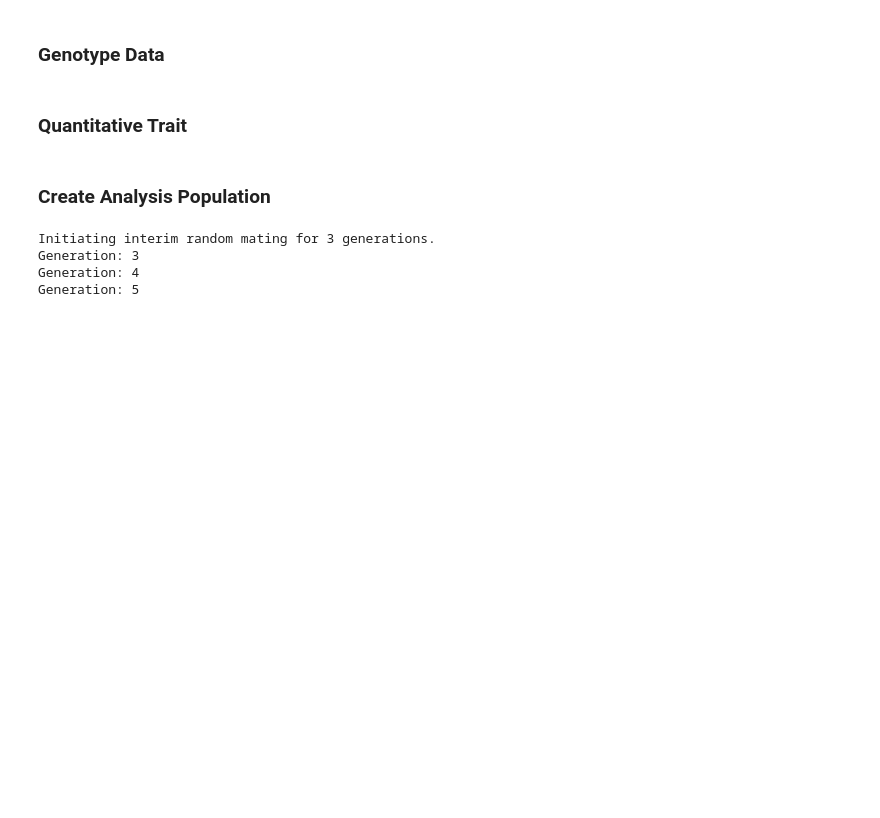
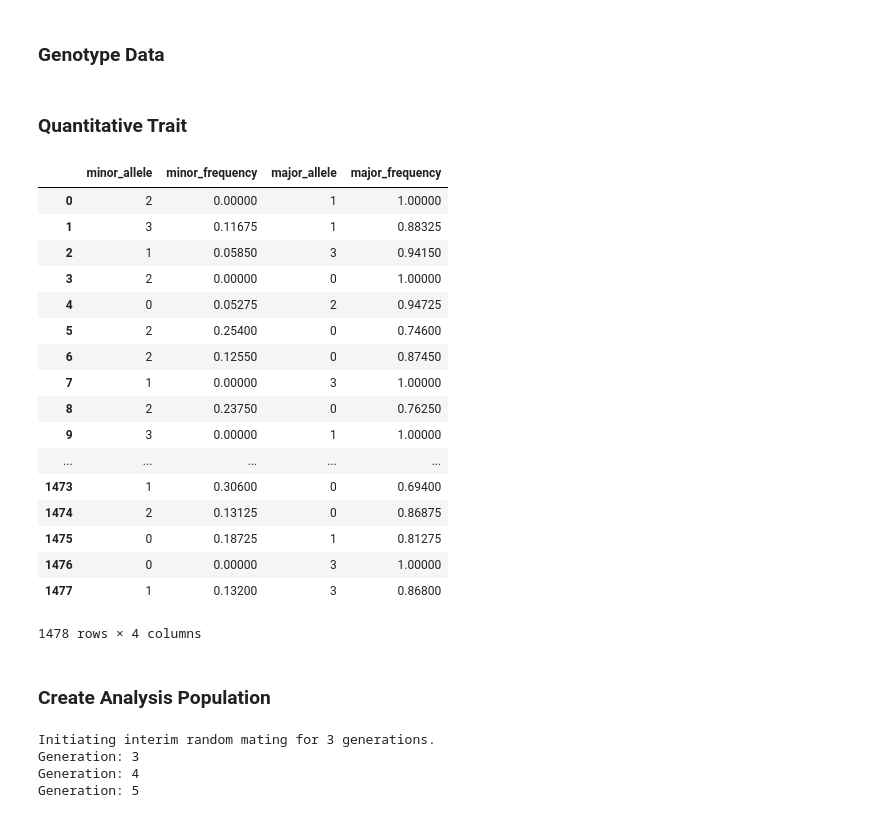
Before and after one commit to maizeatlas/saegus, a Jupyter notebook: devel/magic/1478/run_daoko_girl_development.ipynb, the cells around one changed output. Cells and saved outputs as stored; diff of their text form; code cells hidden in the pictures; blank space fills up the shorter version.

Commit message:
Completed integration of data flow. Ready for power analysis of increasing population size.

```diff
--- a/devel/magic/1478/run_daoko_girl_development.ipynb
+++ b/devel/magic/1478/run_daoko_girl_development.ipynb
@@ -64,6 +64,27 @@ number_qt_loci = 10
 base_population = sim.loadPopulation(base_population_file_name)
 # %%
 base_population.setSubPopName(run_id, 0)
+# %%
+analyze.allele_data(base_population, alleles, list(range(1478)))
+# %% [output]
+|  | minor_allele | minor_frequency | major_allele | major_frequency |
+| 0 | 2 | 0.00000 | 1 | 1.00000 |
+| 1 | 3 | 0.11675 | 1 | 0.88325 |
+| 2 | 1 | 0.05850 | 3 | 0.94150 |
+| 3 | 2 | 0.00000 | 0 | 1.00000 |
+| 4 | 0 | 0.05275 | 2 | 0.94725 |
+| 5 | 2 | 0.25400 | 0 | 0.74600 |
+| 6 | 2 | 0.12550 | 0 | 0.87450 |
+| 7 | 1 | 0.00000 | 3 | 1.00000 |
+| 8 | 2 | 0.23750 | 0 | 0.76250 |
+| 9 | 3 | 0.00000 | 1 | 1.00000 |
+| ... | ... | ... | ... | ... |
+| 1473 | 1 | 0.30600 | 0 | 0.69400 |
+| 1474 | 2 | 0.13125 | 0 | 0.86875 |
+| 1475 | 0 | 0.18725 | 1 | 0.81275 |
+| 1476 | 0 | 0.00000 | 3 | 1.00000 |
+| 1477 | 1 | 0.13200 | 3 | 0.86800 |
+1478 rows × 4 columns
 # %% [markdown]
 ### Create Analysis Population
 # %%
```
Also changed, not shown: parts of 15 cells of this notebook, 9 other files.
